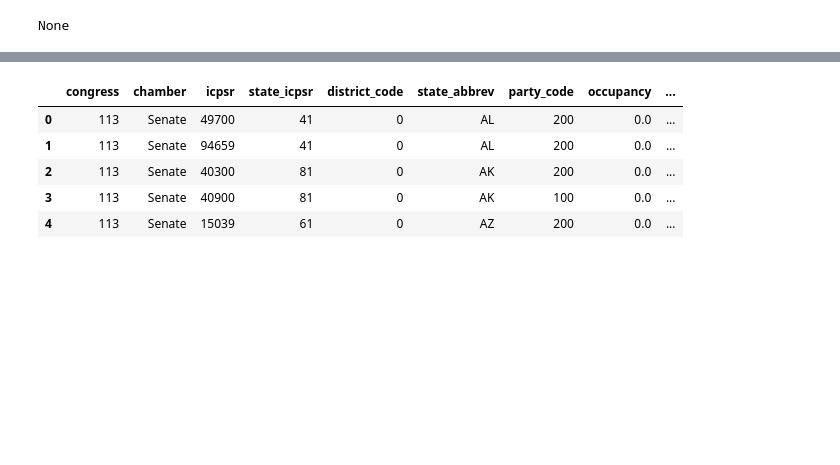
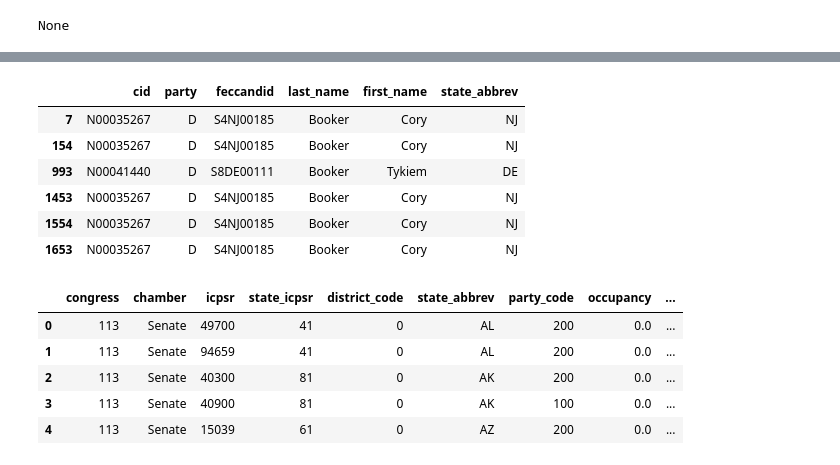
Before and after one commit to zapatos24/senator_nlp_vote_prediction, a Jupyter notebook: sm_project_data_gathering.ipynb, the cells around one changed output, grey strips where cells are left out. Cells and saved outputs as stored; diff of their text form; code cells hidden in the pictures; blank space fills up the shorter version.

```diff
--- a/sm_project_data_gathering.ipynb
+++ b/sm_project_data_gathering.ipynb
@@ -386,4 +386,14 @@ memory usage: 59.8+ KB
 None
+# %%
+crp_ids[crp_ids['last_name'] == 'Booker']
+# %% [output]
+|  | cid | party | feccandid | last_name | first_name | state_abbrev |
+| 7 | N00035267 | D | S4NJ00185 | Booker | Cory | NJ |
+| 154 | N00035267 | D | S4NJ00185 | Booker | Cory | NJ |
+| 993 | N00041440 | D | S8DE00111 | Booker | Tykiem | DE |
+| 1453 | N00035267 | D | S4NJ00185 | Booker | Cory | NJ |
+| 1554 | N00035267 | D | S4NJ00185 | Booker | Cory | NJ |
+| 1653 | N00035267 | D | S4NJ00185 | Booker | Cory | NJ |
 # %%
 member_df_with_ids = member_df.merge(crp_ids, how='left', on=['last_name', 'state_abbrev', 'party'])
 
```
Also changed, not shown: parts of 7 cells of this notebook, 2 other files.
